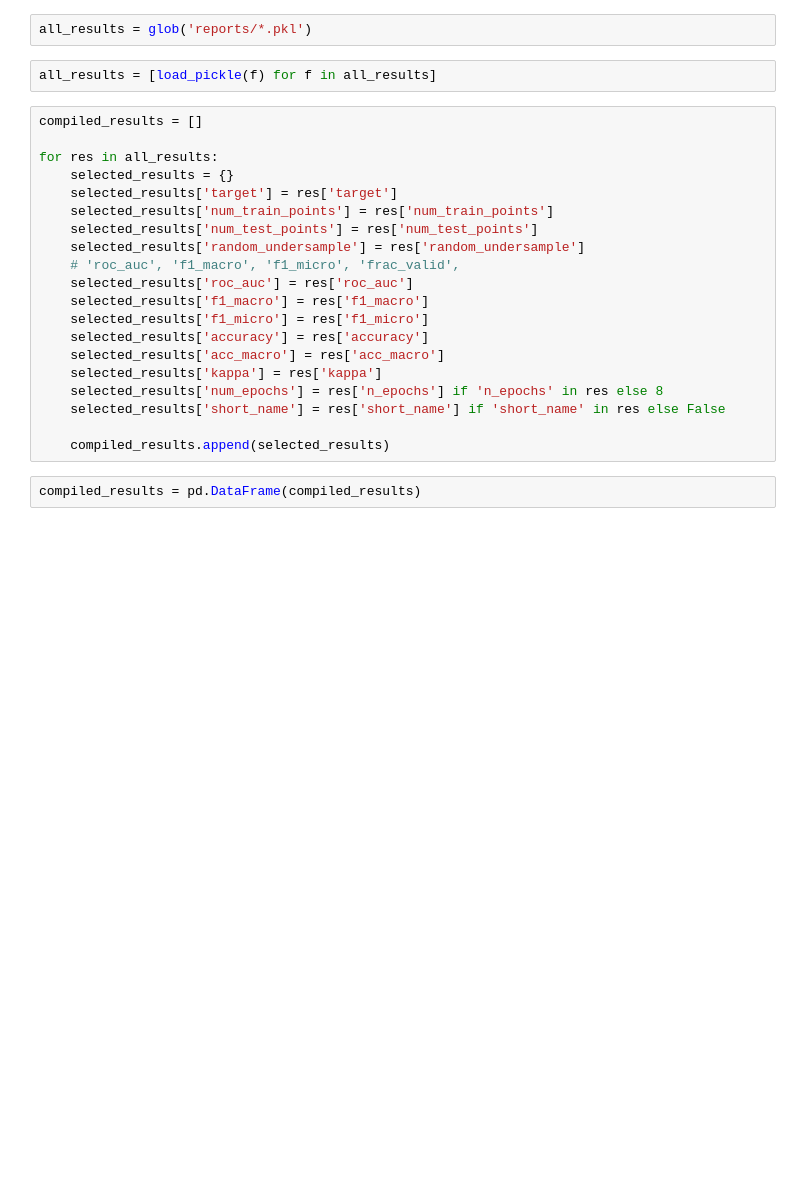
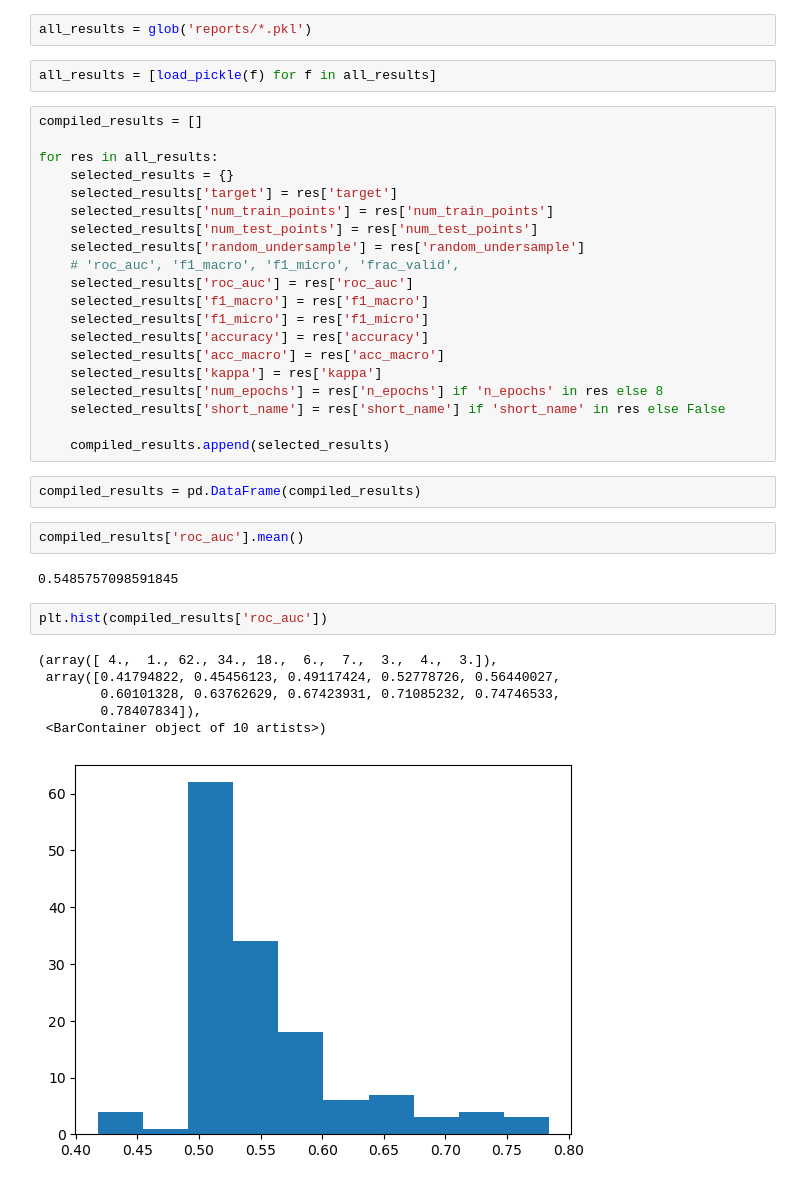
Before and after one commit to kjappelbaum/gptchem, a Jupyter notebook: experiments/03_classification/tox21/explore_results.ipynb, the cells around one changed output. Saved outputs shown, nothing was run; the diff lists cells and outputs as text; blank space fills up the shorter version.

```diff
--- a/experiments/03_classification/tox21/explore_results.ipynb
+++ b/experiments/03_classification/tox21/explore_results.ipynb
@@ -30,3 +32,16 @@ for res in all_results:
     compiled_results.append(selected_results)
 # %%
 compiled_results = pd.DataFrame(compiled_results)
+# %%
+compiled_results['roc_auc'].mean()
+# %% [output]
+0.5485757098591845
+# %%
+plt.hist(compiled_results['roc_auc'])
+# %% [output]
+(array([ 4.,  1., 62., 34., 18.,  6.,  7.,  3.,  4.,  3.]),
+ array([0.41794822, 0.45456123, 0.49117424, 0.52778726, 0.56440027,
+        0.60101328, 0.63762629, 0.67423931, 0.71085232, 0.74746533,
+        0.78407834]),
+ <BarContainer object of 10 artists>)
+[figure, added]
```
Also changed, not shown: parts of 6 cells of this notebook, 11 other files.
